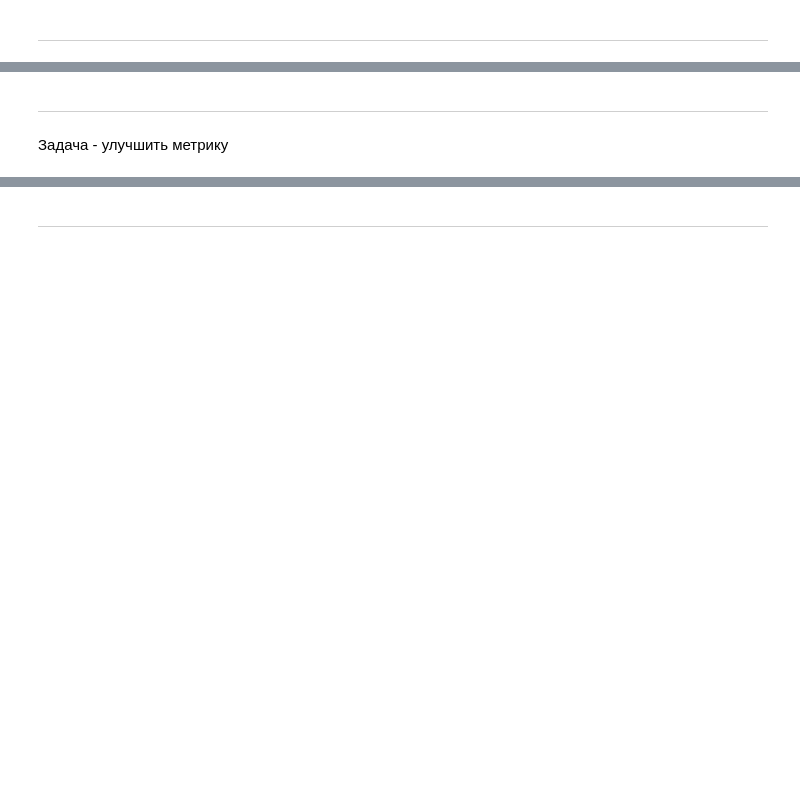
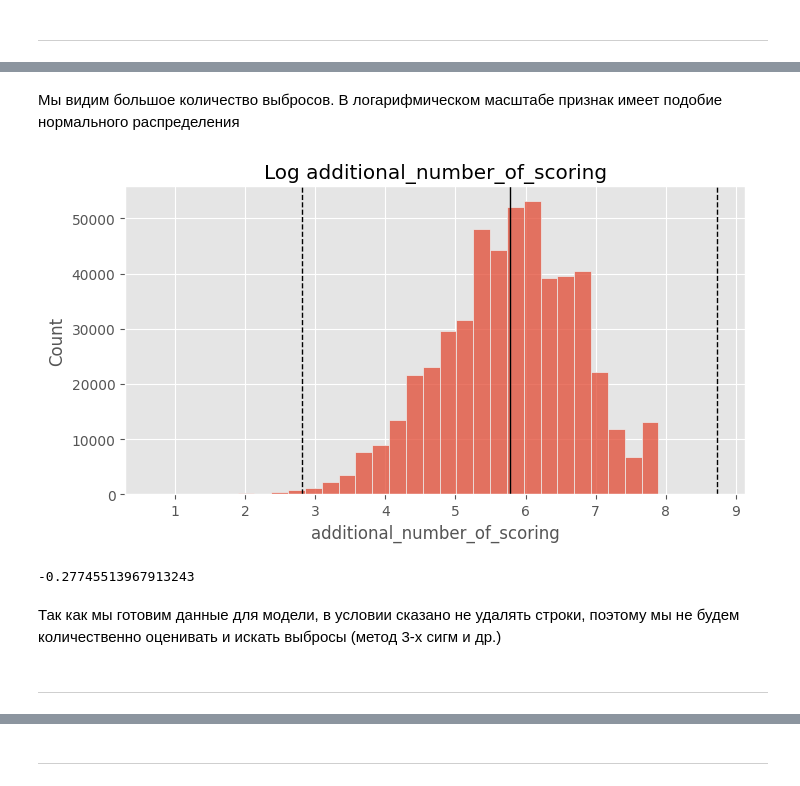
Before and after one commit to vavilove001-lab/sf_data_science, a Jupyter notebook: Projects/PROJECT-3. EDA + Feature Engineering/PROJECT-3. EDA+Feature Engineering.ipynb, the cells around one changed output, grey strips where cells are left out. Drawn from its saved outputs; the diff is of its cells as text; code cells hidden in the pictures; blank space fills up the shorter version.

```diff
--- a/Projects/PROJECT-3. EDA + Feature Engineering/PROJECT-3. EDA+Feature Engineering.ipynb
+++ b/Projects/PROJECT-3. EDA + Feature Engineering/PROJECT-3. EDA+Feature Engineering.ipynb
@@ -137,2 +314,21 @@ memory usage: 26.6 MB
+# %% [markdown]
+Мы видим большое количество выбросов. В логарифмическом масштабе признак имеет подобие нормального распределения
+# %%
+fig, ax = plt.subplots(1, 1, figsize=(8, 4))
+log_feat = np.log(data['additional_number_of_scoring'] + 1)
+histplot = sns.histplot(log_feat, bins=30, ax=ax)
+histplot.axvline(log_feat.mean(), color='k', lw=1)
+histplot.axvline(log_feat.mean()+ 3 * log_feat.std(), color='k', ls='--', lw=1)
+histplot.axvline(log_feat.mean()- 3 * log_feat.std(), color='k', ls='--', lw=1)
+histplot.set_title('Log additional_number_of_scoring');
+# %% [output]
+[figure, added]
+# %%
+# Коэффициент ассиметрии:
+print(log_feat.skew())
+# %% [output]
+-0.27745513967913243
+# %% [markdown]
+Так как мы готовим данные для модели, в условии сказано не удалять строки, поэтому мы не будем количественно оценивать и искать выбросы (метод 3-х сигм и др.)
 # %% [markdown]
 ---
@@ -162,2 +334,0 @@ memory usage: 26.6 MB
-# %% [markdown]
-Задача - улучшить метрику
```
Also changed, not shown: parts of 230 cells of this notebook, 4 other files.
